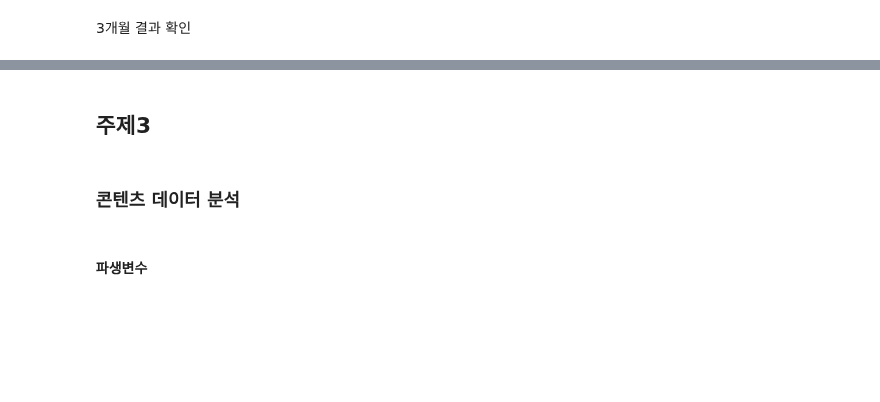
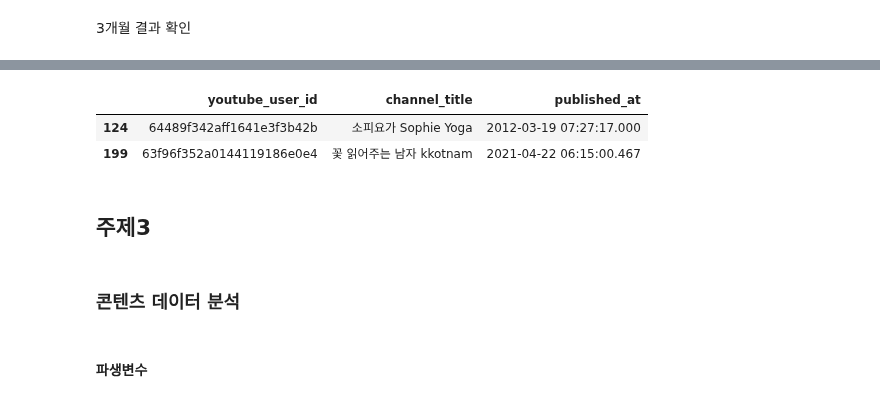
Before and after one commit to kkwann/awake, a Jupyter notebook: 6.Final_Report.ipynb, the cells around one changed output, grey strips where cells are left out. Saved outputs shown, nothing was run; the diff lists cells and outputs as text; code cells hidden in the pictures; blank space fills up the shorter version.

```diff
--- a/6.Final_Report.ipynb
+++ b/6.Final_Report.ipynb
@@ -2025,3 +2003,10 @@ user_info_df[user_info_df['youtube_user_id']=='640001db0abaa11316396d3b']
+# %%
+# 1개월 High, 3개월 Medium
+user_info_df[user_info_df['youtube_user_id'].isin(result_contents_df_final[(result_contents_df_final['1_month_future_predict_result']=='High') & (result_contents_df_final['3_month_future_predict_result']=='Medium')]['youtube_user_id'])]
+# %% [output]
+|  | youtube_user_id | channel_title | published_at |
+| 124 | 64489f342aff1641e3f3b42b | 소피요가 Sophie Yoga | 2012-03-19 07:27:17.000 |
+| 199 | 63f96f352a0144119186e0e4 | 꽃 읽어주는 남자 kkotnam | 2021-04-22 06:15:00.467 |
 # %% [markdown]
 ## 주제3
 # %% [markdown]
```
Also changed, not shown: parts of 40 cells of this notebook, 1 other file.
